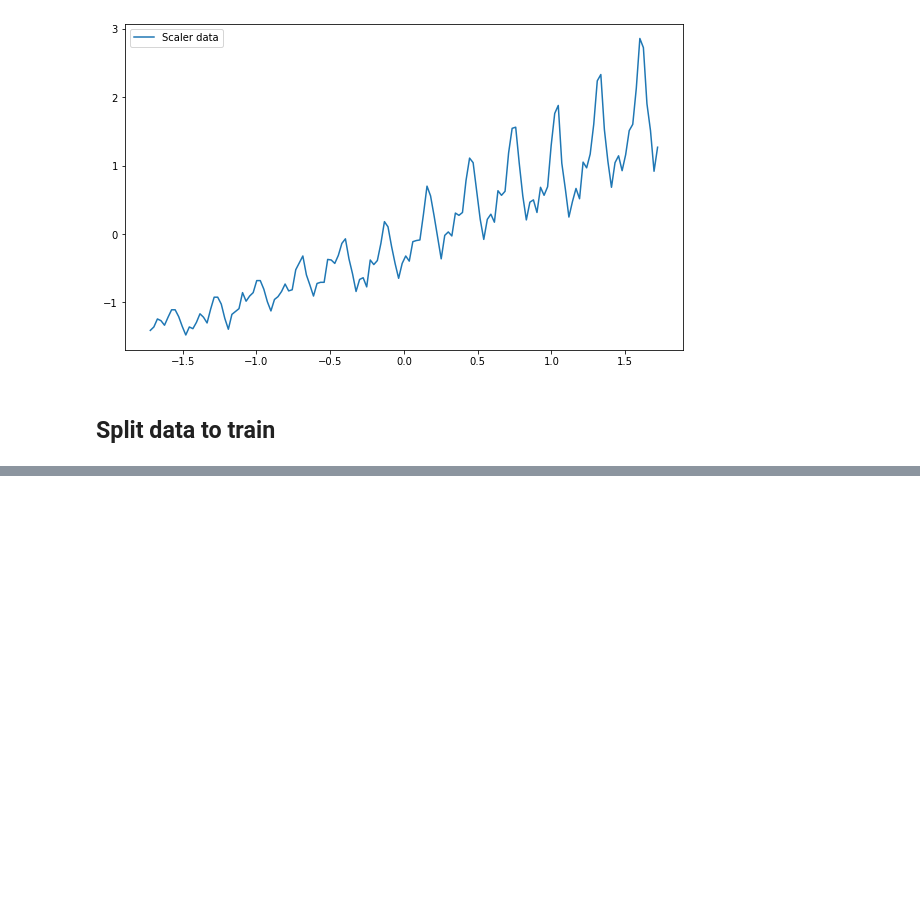
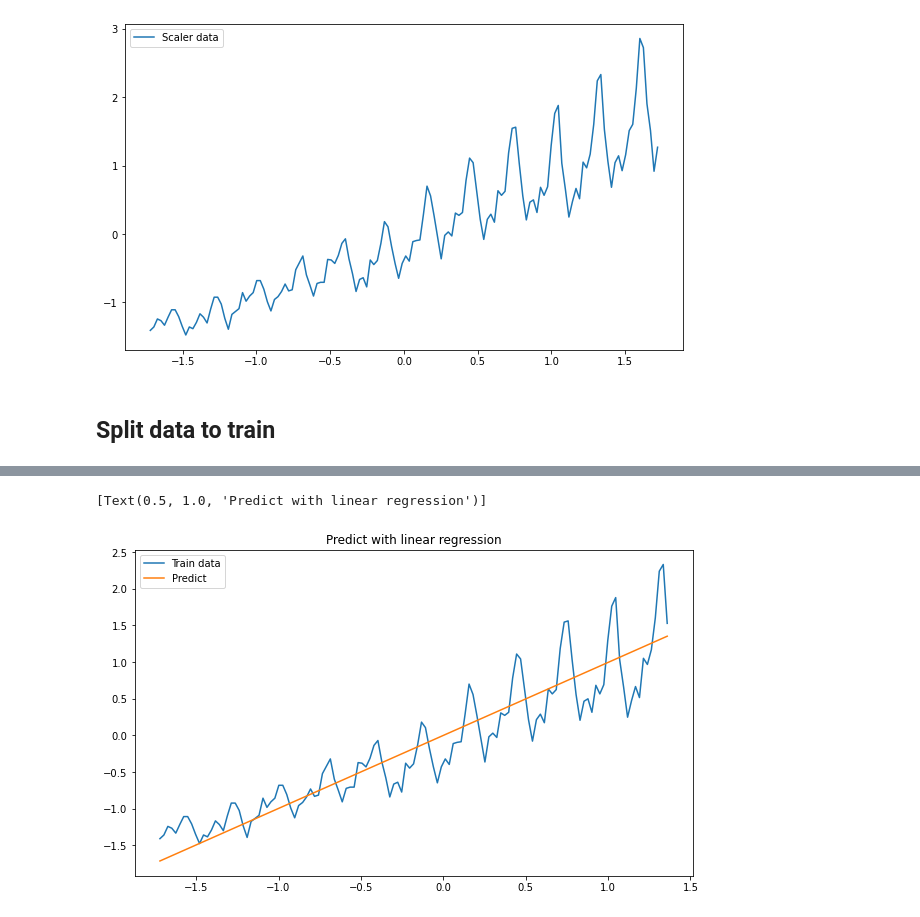
Before and after one commit to BrunoASNascimento/ml_study, a Jupyter notebook: TensorFlow/alura-keras_deep_learning-previsao_com_keras.ipynb, the cells around one changed output, grey strips where cells are left out. Drawn from its saved outputs; the diff is of its cells as text; code cells hidden in the pictures; blank space fills up the shorter version.

Commit message:
Add linear regrssion with multi layers

```diff
--- a/TensorFlow/alura-keras_deep_learning-previsao_com_keras.ipynb
+++ b/TensorFlow/alura-keras_deep_learning-previsao_com_keras.ipynb
@@ -82,0 +89,12 @@ sns.lineplot(
+# %%
+model_regression = Sequential()
+model_regression.add(
+    Dense(
+        1,
+        input_dim=1,
+        kernel_initializer='Ones',
+        activation='linear',
+        use_bias=False
+    )
+)
+model_regression.compile(loss='mean_squared_error', optimizer='adam')
@@ -82,0 +115,2 @@ sns.lineplot(
+# %%
+model_regression.fit(x_train,y_train)
@@ -82,0 +120,2 @@ sns.lineplot(
+# %%
+y_predict=model_regression.predict(x_train)
@@ -82,0 +124,14 @@ sns.lineplot(
+# %%
+sns.lineplot(
+    x=x_train,
+    y=y_train,
+    label='Train data'
+)
+sns.lineplot(
+    x=x_train,
+    y=y_predict[:,0],
+    label='Predict'
+).set(title="Predict with linear regression")
+# %% [output]
+[Text(0.5, 1.0, 'Predict with linear regression')]
+[figure, added]
```
Also changed, not shown: parts of 24 cells of this notebook.
